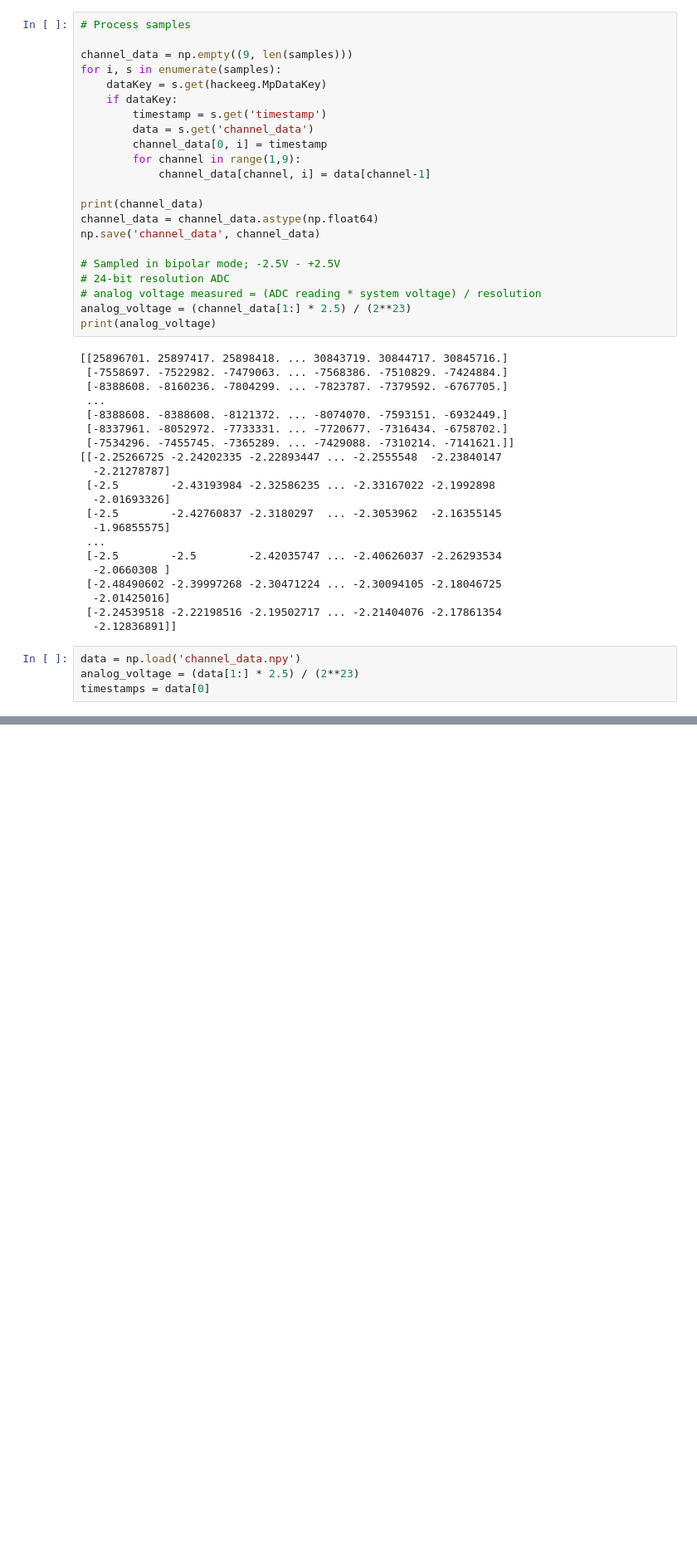
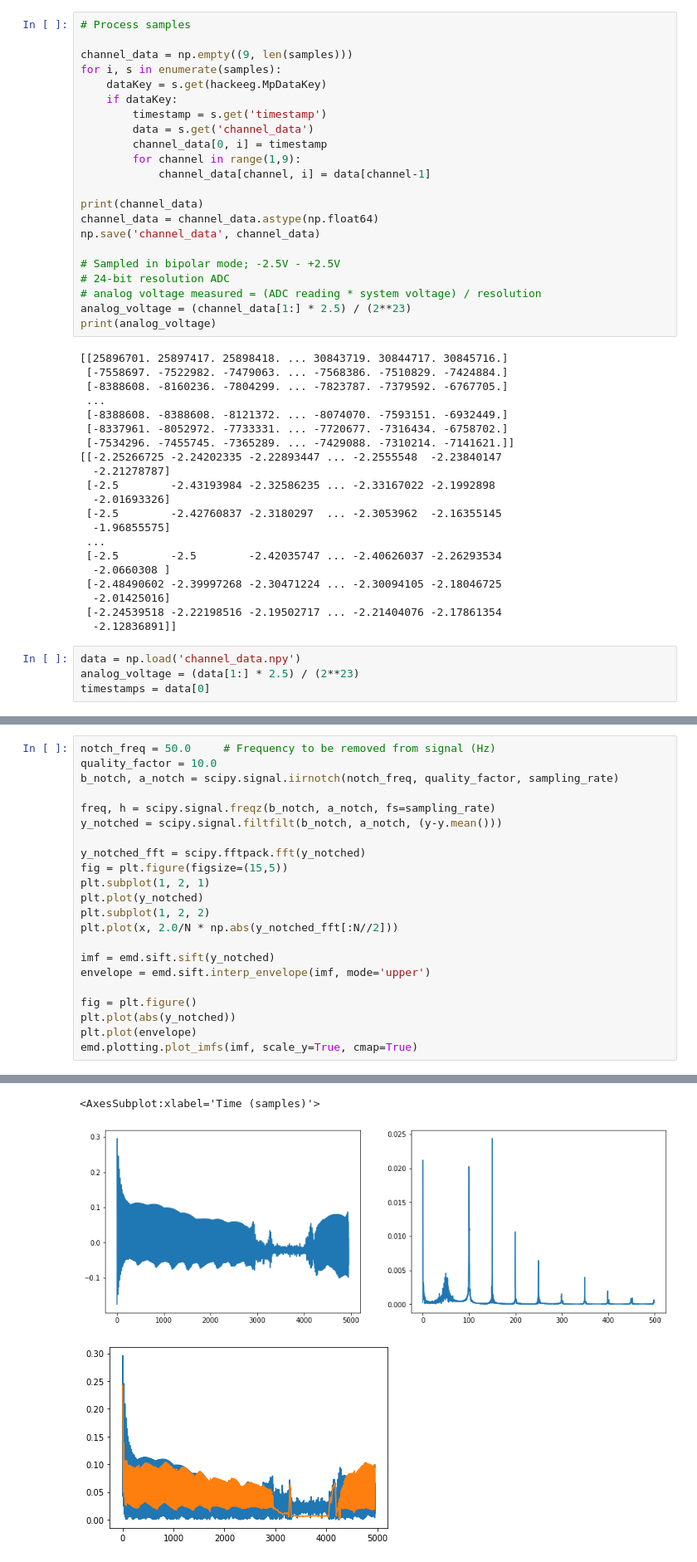
Before and after one commit to kstray/master-thesis-implementation, a Jupyter notebook: emg_processing.ipynb, the cells around one changed output, grey strips where cells are left out. Shown at 83% size. Drawn from its saved outputs; the diff is of its cells as text; blank space fills up the shorter version.

```diff
--- a/emg_processing.ipynb
+++ b/emg_processing.ipynb
@@ -123,0 +159,23 @@ plt.plot(x, 2.0/N * np.abs(y_fft[:N//2]))
+# %%
+notch_freq = 50.0     # Frequency to be removed from signal (Hz)
+quality_factor = 10.0
+b_notch, a_notch = scipy.signal.iirnotch(notch_freq, quality_factor, sampling_rate)
+
+freq, h = scipy.signal.freqz(b_notch, a_notch, fs=sampling_rate)
+y_notched = scipy.signal.filtfilt(b_notch, a_notch, (y-y.mean()))
+
+y_notched_fft = scipy.fftpack.fft(y_notched)
+fig = plt.figure(figsize=(15,5))
+plt.subplot(1, 2, 1)
+plt.plot(y_notched)
+plt.subplot(1, 2, 2)
+plt.plot(x, 2.0/N * np.abs(y_notched_fft[:N//2]))
+
+imf = emd.sift.sift(y_notched)
+envelope = emd.sift.interp_envelope(imf, mode='upper')
+
+fig = plt.figure()
+plt.plot(abs(y_notched))
+plt.plot(envelope)
+emd.plotting.plot_imfs(imf, scale_y=True, cmap=True)
+# %% [output]
@@ -123,0 +183,3 @@ plt.plot(x, 2.0/N * np.abs(y_fft[:N//2]))
+<AxesSubplot:xlabel='Time (samples)'>
+[figure, added]
+[figure, added]
```
Also changed, not shown: parts of 4 cells of this notebook.
